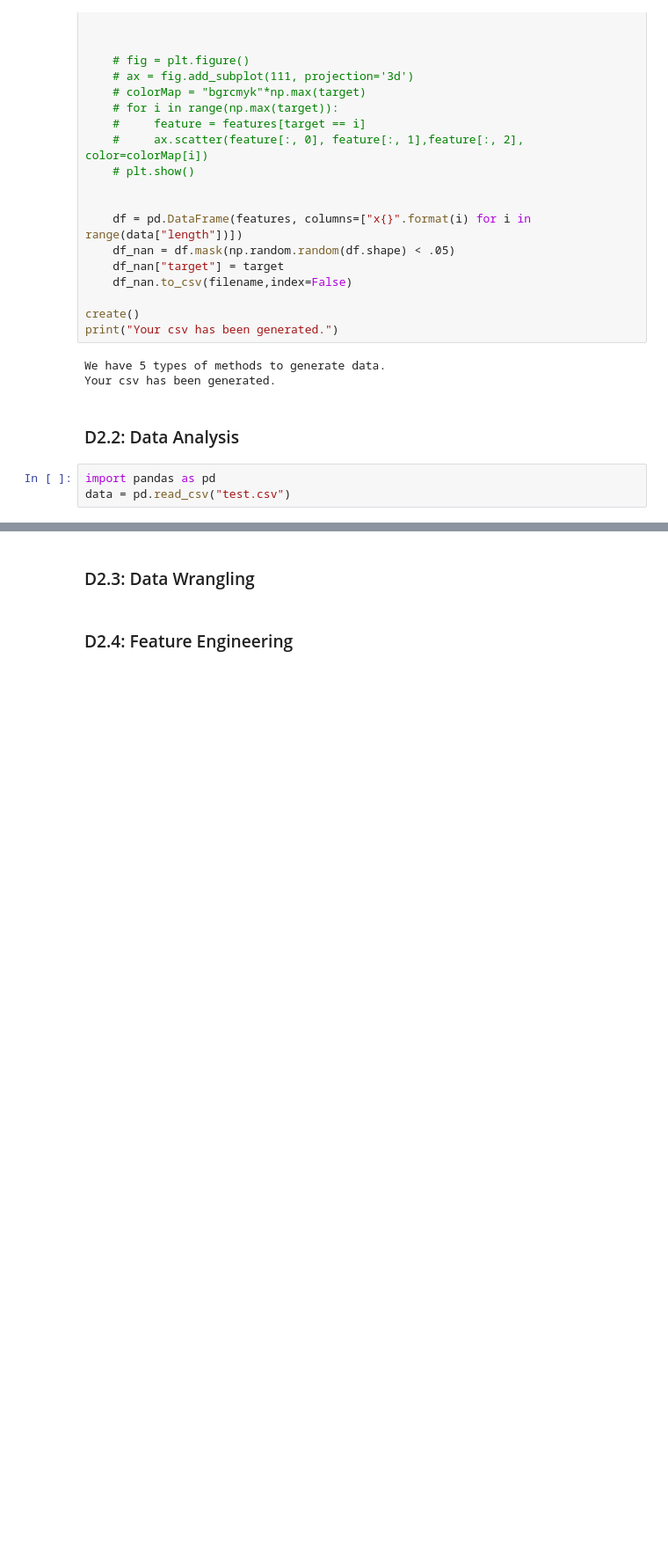
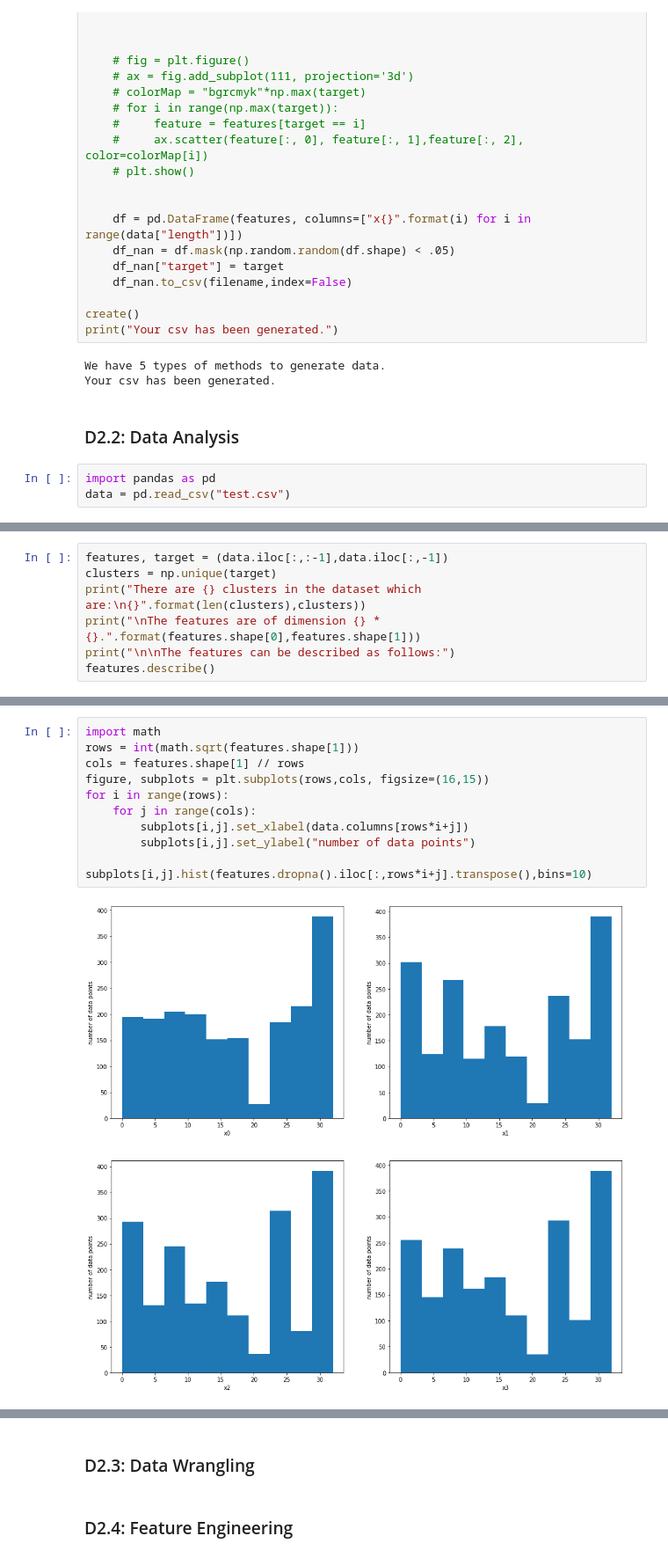
Before and after one commit to Swapnendu-ai/MachineLearningProject, a Jupyter notebook: DataPreparation.ipynb, the cells around one changed output, grey strips where cells are left out. Shown at 88% size. Saved outputs shown, nothing was run; the diff lists cells and outputs as text; blank space fills up the shorter version.

Commit message:
Finished data analysis

```diff
--- a/DataPreparation.ipynb
+++ b/DataPreparation.ipynb
@@ -258,0 +259,7 @@ data.describe()
+# %%
+features, target = (data.iloc[:,:-1],data.iloc[:,-1])
+clusters = np.unique(target)
+print("There are {} clusters in the dataset which are:\n{}".format(len(clusters),clusters))
+print("\nThe features are of dimension {} * {}.".format(features.shape[0],features.shape[1]))
+print("\n\nThe features can be described as follows:")
+features.describe()
@@ -258,0 +283,12 @@ data.describe()
+# %%
+import math
+rows = int(math.sqrt(features.shape[1]))
+cols = features.shape[1] // rows
+figure, subplots = plt.subplots(rows,cols, figsize=(16,15))
+for i in range(rows):
+    for j in range(cols):
+        subplots[i,j].set_xlabel(data.columns[rows*i+j])
+        subplots[i,j].set_ylabel("number of data points")
+        subplots[i,j].hist(features.dropna().iloc[:,rows*i+j].transpose(),bins=10)
+# %% [output]
+[figure, added]
```
Also changed, not shown: parts of 5 cells of this notebook, 1 other file.
